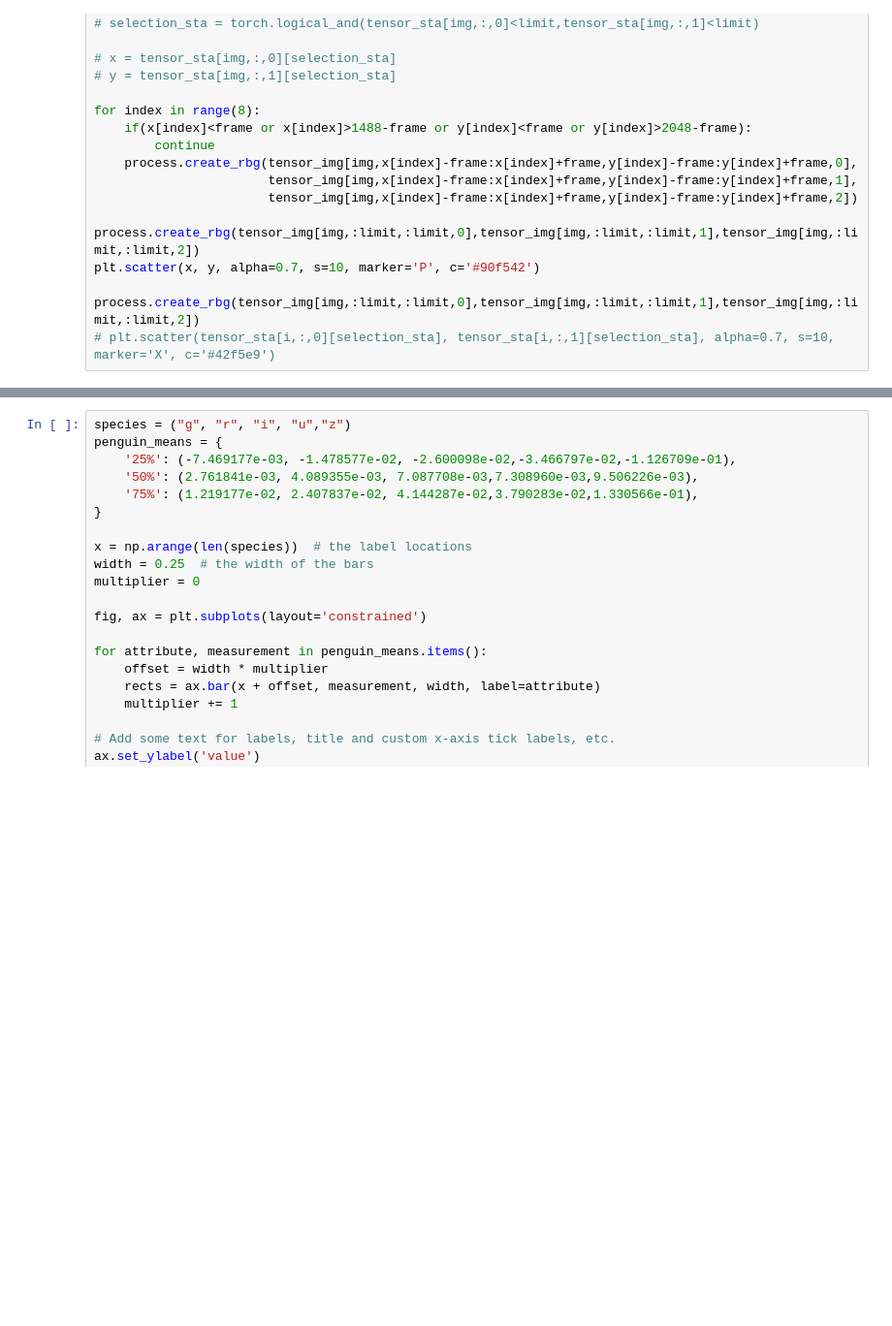
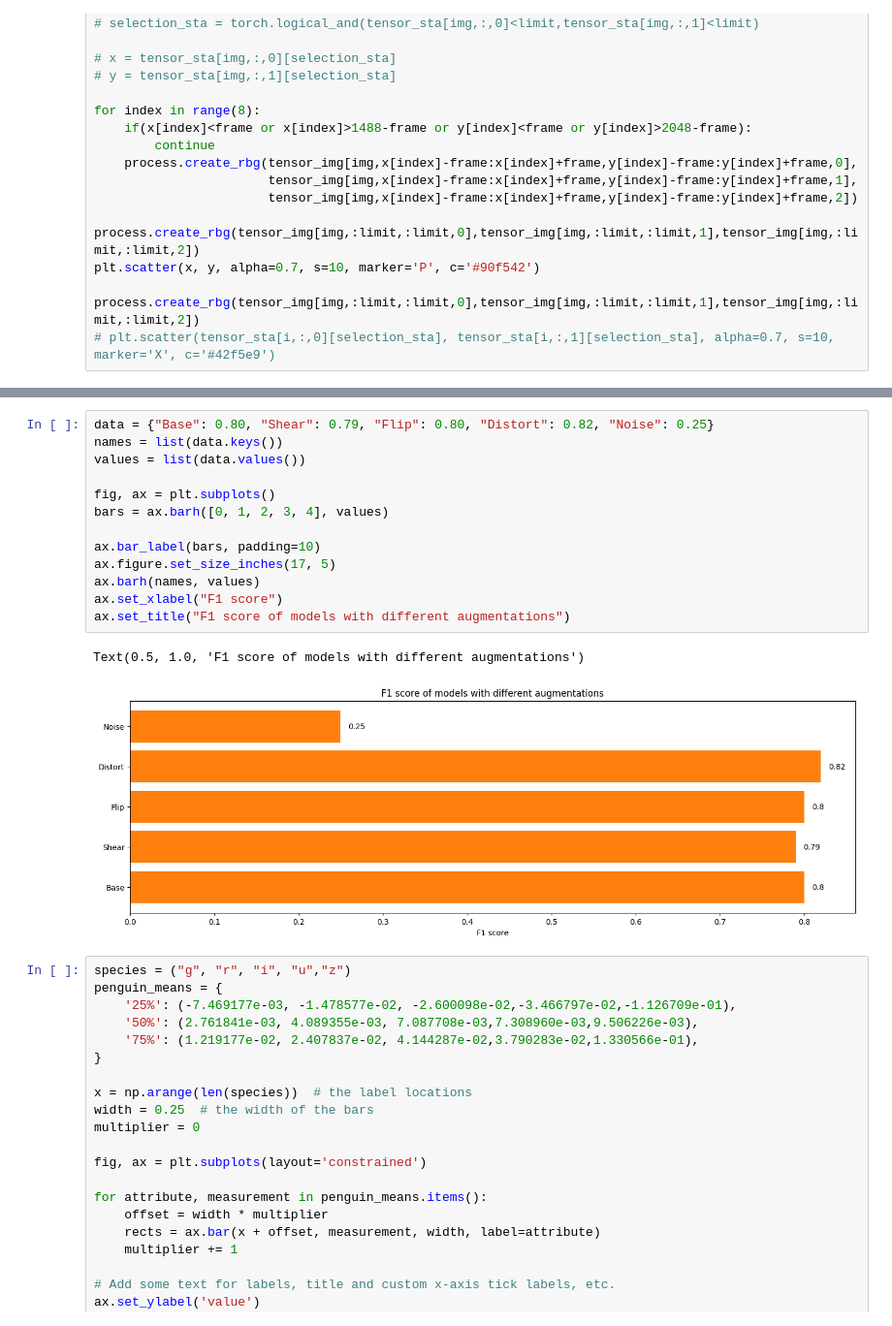
Before and after one commit to pdcnguyen/Astro-ML-project, a Jupyter notebook: process.ipynb, the cells around one changed output, grey strips where cells are left out. Shown at 97% size. Drawn from its saved outputs; the diff is of its cells as text; blank space fills up the shorter version.

```diff
--- a/process.ipynb
+++ b/process.ipynb
@@ -182,3 +222,19 @@ study.best_trial.params
+# %%
+data = {"Base": 0.80, "Shear": 0.79, "Flip": 0.80, "Distort": 0.82, "Noise": 0.25}
+names = list(data.keys())
+values = list(data.values())
+
+fig, ax = plt.subplots()
+bars = ax.barh([0, 1, 2, 3, 4], values)
+
+ax.bar_label(bars, padding=10)
+ax.figure.set_size_inches(17, 5)
+ax.barh(names, values)
+ax.set_xlabel("F1 score")
+ax.set_title("F1 score of models with different augmentations")
+# %% [output]
+Text(0.5, 1.0, 'F1 score of models with different augmentations')
+[figure, added]
 # %%
 species = ("g", "r", "i", "u","z")
 penguin_means = {
```
Also changed, not shown: parts of 8 cells of this notebook.
